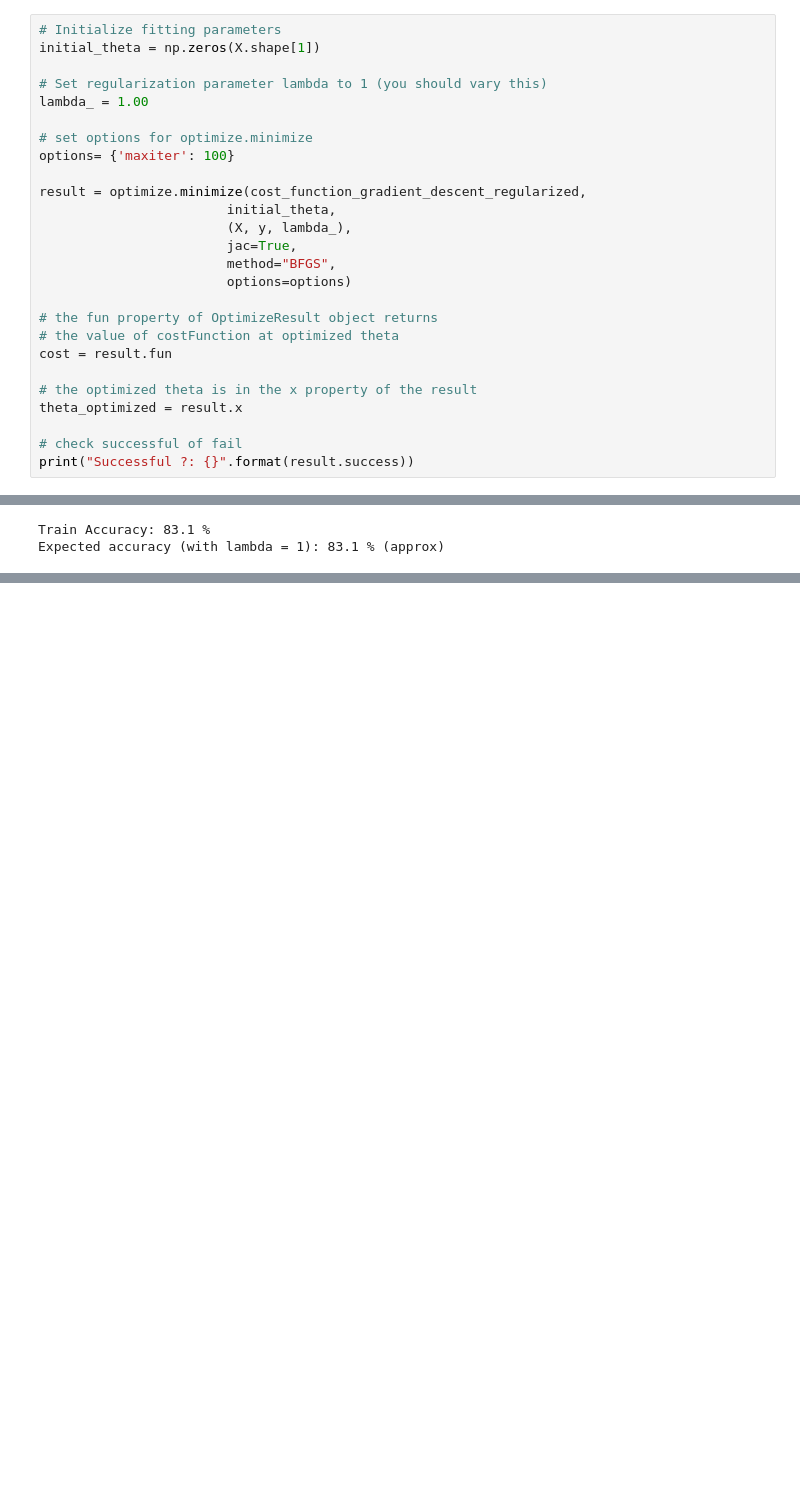
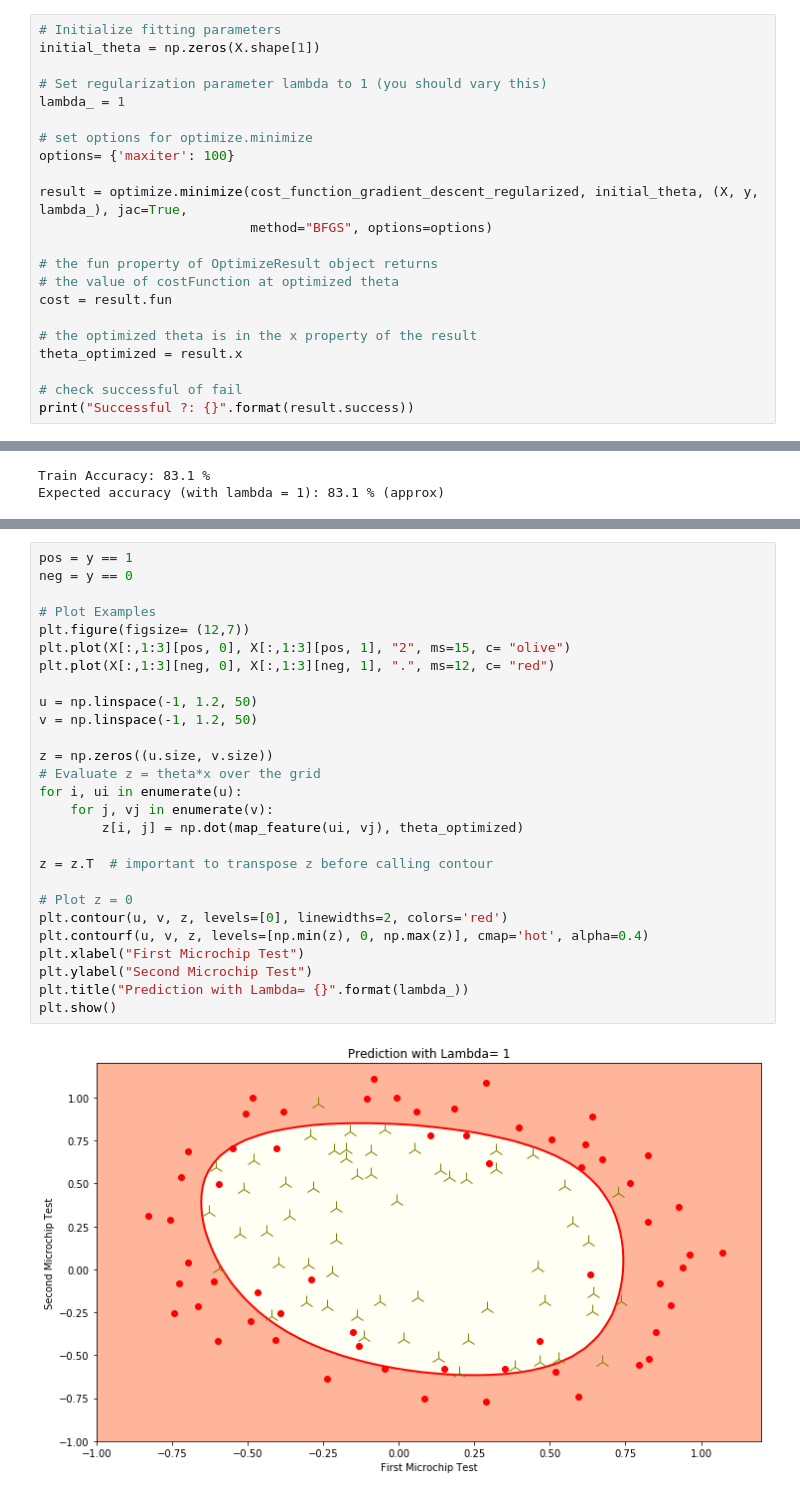
Before and after one commit to SoroushGhaderi/Machine_Learning_Andrew_Ng_exercises_with_Python, a Jupyter notebook: Logistic Regression/Exercise 2 Logistic Regression .ipynb, the cells around one changed output, grey strips where cells are left out. Cells and saved outputs as stored; diff of their text form; blank space fills up the shorter version.

Commit message:
complete visualization

```diff
--- a/Logistic Regression/Exercise 2 Logistic Regression .ipynb
+++ b/Logistic Regression/Exercise 2 Logistic Regression .ipynb
@@ -611,17 +611,13 @@ Similar to the previous parts, you will use `optimize.minimize` to learn the opt
 initial_theta = np.zeros(X.shape[1])
 
 # Set regularization parameter lambda to 1 (you should vary this)
-lambda_ = 1.00
+lambda_ = 1
 
 # set options for optimize.minimize
 options= {'maxiter': 100}
 
-result = optimize.minimize(cost_function_gradient_descent_regularized,
-                        initial_theta,
-                        (X, y, lambda_),
-                        jac=True,
-                        method="BFGS",
-                        options=options)
+result = optimize.minimize(cost_function_gradient_descent_regularized, initial_theta, (X, y, lambda_), jac=True,
+                           method="BFGS", options=options)
 
 # the fun property of OptimizeResult object returns
 # the value of costFunction at optimized theta
@@ -648,0 +642,29 @@ True
+# %%
+pos = y == 1
+neg = y == 0
+
+# Plot Examples
+plt.figure(figsize= (12,7))
+plt.plot(X[:,1:3][pos, 0], X[:,1:3][pos, 1], "2", ms=15, c= "olive")
+plt.plot(X[:,1:3][neg, 0], X[:,1:3][neg, 1], ".", ms=12, c= "red")
+
+u = np.linspace(-1, 1.2, 50)
+v = np.linspace(-1, 1.2, 50)
+
+z = np.zeros((u.size, v.size))
+# Evaluate z = theta*x over the grid
+for i, ui in enumerate(u):
+    for j, vj in enumerate(v):
+        z[i, j] = np.dot(map_feature(ui, vj), theta_optimized)
+
+z = z.T  # important to transpose z before calling contour
+
+# Plot z = 0
+plt.contour(u, v, z, levels=[0], linewidths=2, colors='red')
+plt.contourf(u, v, z, levels=[np.min(z), 0, np.max(z)], cmap='hot', alpha=0.4)
+plt.xlabel("First Microchip Test")
+plt.ylabel("Second Microchip Test")
+plt.title("Prediction with Lambda= {}".format(lambda_))
+plt.show()
+# %% [output]
+[figure, added]
```
Also changed, not shown: parts of 1 cell of this notebook.
